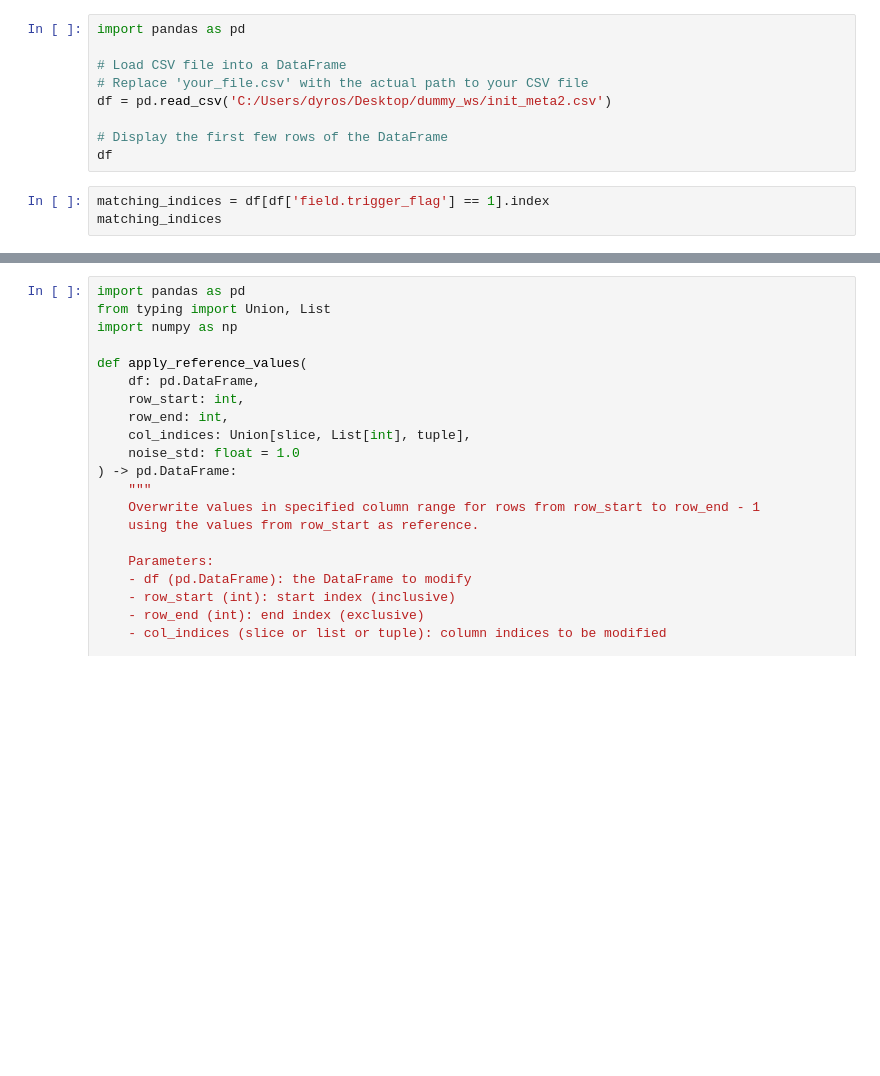
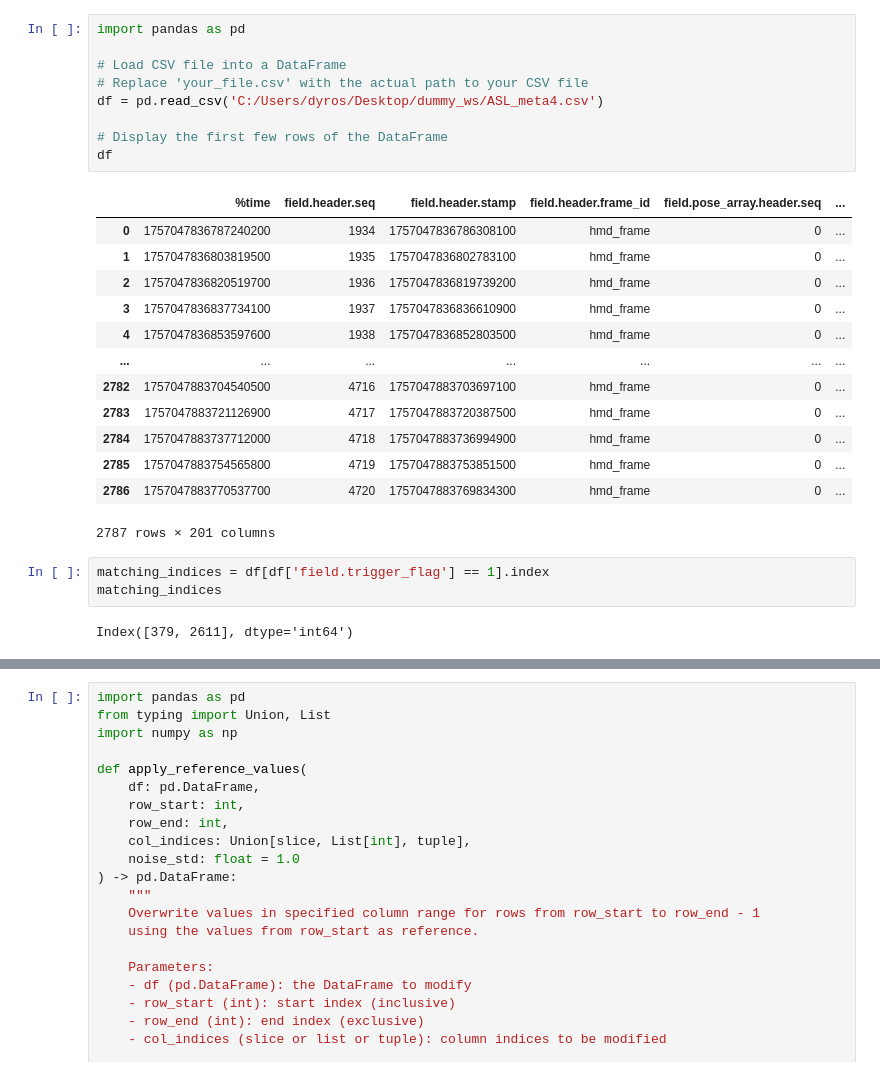
Before and after one commit to jhri626/Hand_Tracking, a Jupyter notebook: model/data_preprocess.ipynb, the cells around one changed output, grey strips where cells are left out. Saved outputs shown, nothing was run; the diff lists cells and outputs as text; blank space fills up the shorter version.

```diff
--- a/model/data_preprocess.ipynb
+++ b/model/data_preprocess.ipynb
@@ -1,15 +1,31 @@
 # %%
 import pandas as pd
 
 # Load CSV file into a DataFrame
 # Replace 'your_file.csv' with the actual path to your CSV file
-df = pd.read_csv('C:/Users/dyros/Desktop/dummy_ws/init_meta2.csv')
+df = pd.read_csv('C:/Users/dyros/Desktop/dummy_ws/ASL_meta4.csv')
 
 # Display the first few rows of the DataFrame
 df
+# %% [output]
+|  | %time | field.header.seq | field.header.stamp | field.header.frame_id | field.pose_array.header.seq | ... |
+| 0 | 1757047836787240200 | 1934 | 1757047836786308100 | hmd_frame | 0 | ... |
+| 1 | 1757047836803819500 | 1935 | 1757047836802783100 | hmd_frame | 0 | ... |
+| 2 | 1757047836820519700 | 1936 | 1757047836819739200 | hmd_frame | 0 | ... |
+| 3 | 1757047836837734100 | 1937 | 1757047836836610900 | hmd_frame | 0 | ... |
+| 4 | 1757047836853597600 | 1938 | 1757047836852803500 | hmd_frame | 0 | ... |
+| ... | ... | ... | ... | ... | ... | ... |
+| 2782 | 1757047883704540500 | 4716 | 1757047883703697100 | hmd_frame | 0 | ... |
+| 2783 | 1757047883721126900 | 4717 | 1757047883720387500 | hmd_frame | 0 | ... |
+| 2784 | 1757047883737712000 | 4718 | 1757047883736994900 | hmd_frame | 0 | ... |
+| 2785 | 1757047883754565800 | 4719 | 1757047883753851500 | hmd_frame | 0 | ... |
+| 2786 | 1757047883770537700 | 4720 | 1757047883769834300 | hmd_frame | 0 | ... |
+2787 rows × 201 columns
 # %%
 matching_indices = df[df['field.trigger_flag'] == 1].index
 matching_indices
+# %% [output]
+Index([379, 2611], dtype='int64')
 # %%
 
 columns_to_drop = df.columns[0:7]
```
Also changed, not shown: parts of 14 cells of this notebook, 14 other files.
